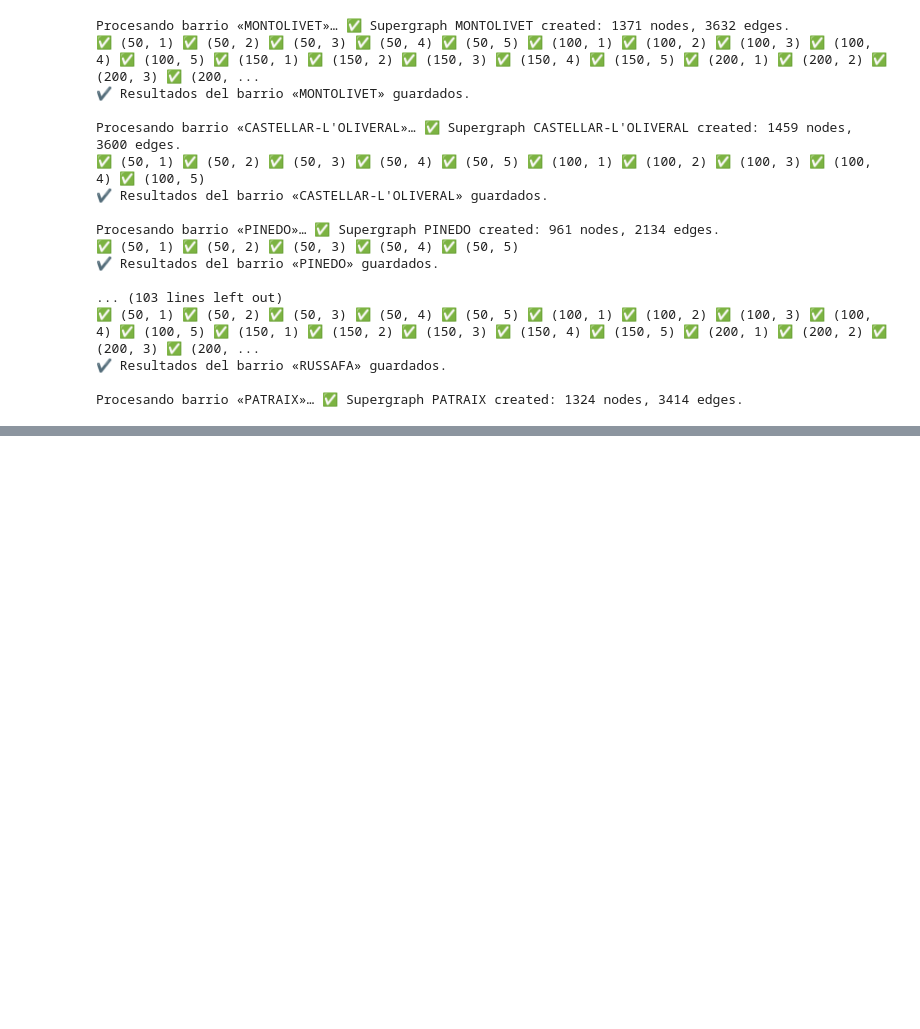
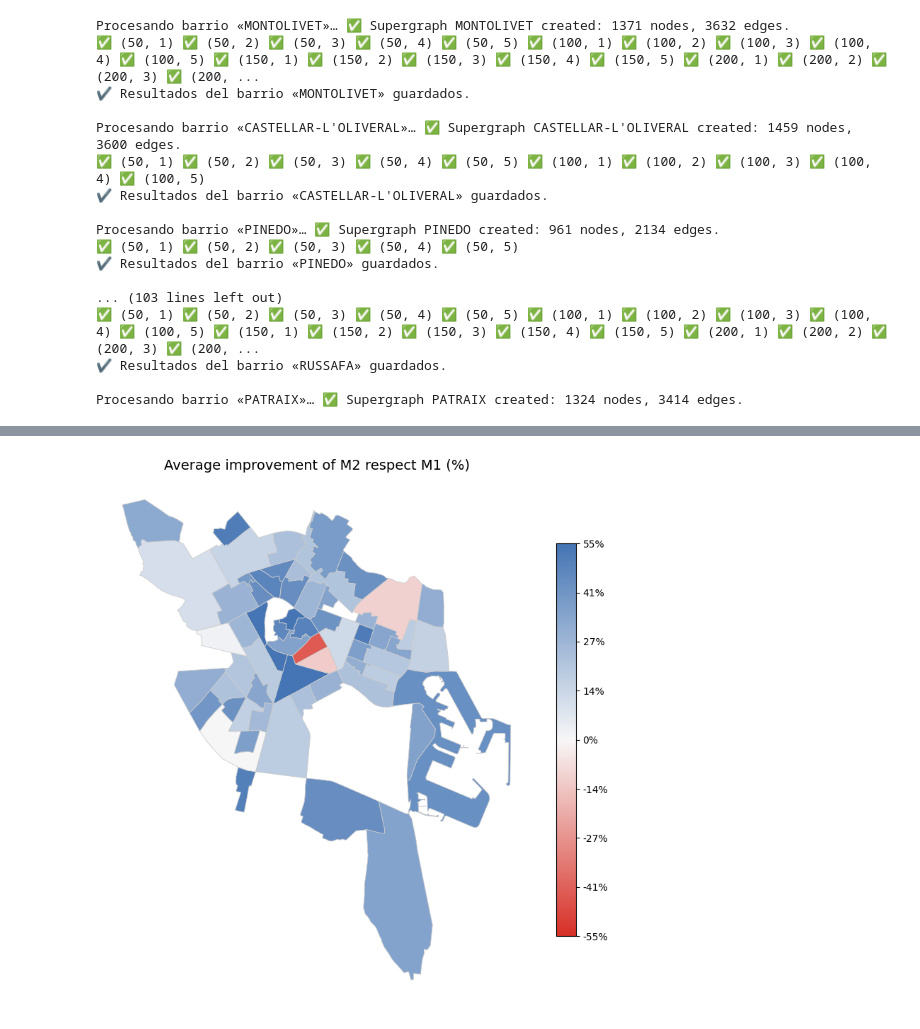
Before and after one commit to delivetter/notebooks, a Jupyter notebook: source/minable_view/simulation.ipynb, the cells around one changed output, grey strips where cells are left out. Drawn from its saved outputs; the diff is of its cells as text; code cells hidden in the pictures; blank space fills up the shorter version.

```diff
--- a/source/minable_view/simulation.ipynb
+++ b/source/minable_view/simulation.ipynb
@@ -1229,0 +1272,63 @@ Procesando barrio «PATRAIX»… ✅ Supergraph PATRAIX created: 1324 nodes, 341
+# %%
+import numpy as np
+import matplotlib.ticker as mticker
+from matplotlib.colors import TwoSlopeNorm, LinearSegmentedColormap
+import pandas as pd
+import geopandas as gpd
+import matplotlib.pyplot as plt
+
+
+# Cargar los datos
+df = pd.read_csv('../../data/output/results_simulations.csv')
+
+
+# Calcular el costo medio por modelo y barrio
+mean_cost = df.groupby(['barrio', 'modelo'])['total_cost'].mean().unstack()
+
+# Calcular la mejora porcentual de M2 respecto a M1
+mean_cost['diff_pct'] = ((mean_cost['M1'] - mean_cost['M2']) / mean_cost['M1']) * 100
+
+# Cargar el mapa de barrios
+gdf = gpd.read_file('../../data/input/barris.geojson')
+
+# Unir con los datos
+gdf = gdf.merge(mean_cost[['diff_pct']], how='left', left_on='nombre', right_on='barrio')
+# 1) Crisper palette: pure red – white – pure blue
+colors = ["#d73027", "#f7f7f7", "#4575b4"]
+cmap = LinearSegmentedColormap.from_list("m2_improvement", colors)
+
+# 2) Symmetric normalization around zero, using the maximum absolute value of the percentiles
+p05, p95 = mean_cost['diff_pct'].quantile([0.05, 0.95])
+lim = max(abs(p05), abs(p95))
+norm = TwoSlopeNorm(vmin=-lim, vcenter=0, vmax=lim)
+
+# 3) Create the map without an automatic legend
+fig, ax = plt.subplots(1, 1, figsize=(10, 8))
+merged = gdf.plot(
+    column='diff_pct',
+    cmap=cmap,
+    norm=norm,
+    linewidth=0.6,
+    edgecolor='0.8',
+    legend=False,
+    ax=ax
+)
+
+# 4) Add colorbar manually with ticks and percentage formatting
+sm = plt.cm.ScalarMappable(cmap=cmap, norm=norm)
+sm._A = []  # hack to make the colorbar work
+cbar = fig.colorbar(sm, ax=ax, fraction=0.03, pad=0.04)
+ticks = np.linspace(-lim, lim, 9)  # 9 intervals
+cbar.set_ticks(ticks)
+cbar.ax.yaxis.set_major_formatter(mticker.FormatStrFormatter('%.0f%%'))
+
+# 5) Title and final adjustments
+ax.set_title(
+    'Average improvement of M2 respect M1 (%)',
+    fontsize=14
+)
+ax.axis('off')
+plt.tight_layout()
+plt.show()
+# %% [output]
+[figure, added]
```
Also changed, not shown: parts of 5 cells of this notebook.
